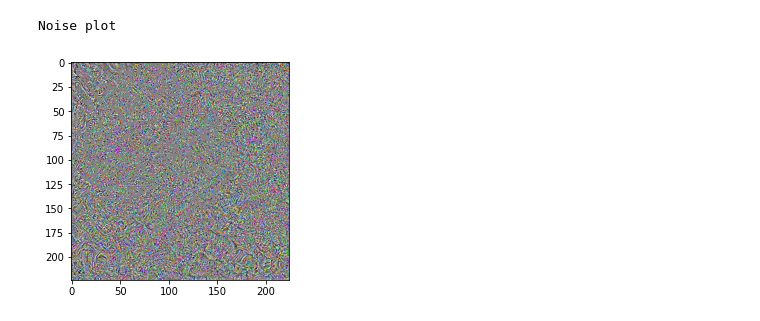
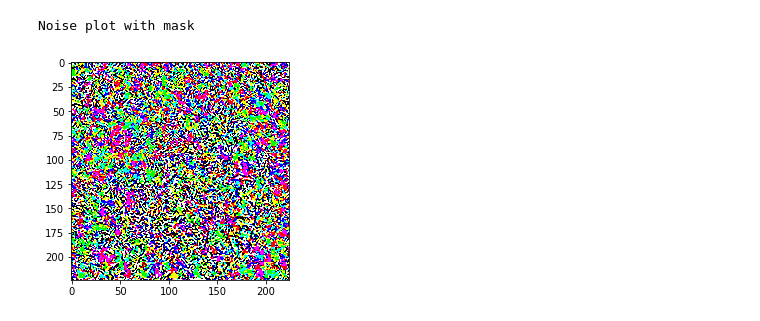
Before and after one commit to jeffreyfeng99/saliency_fgsm, a Jupyter notebook: notebooks/FGSM.ipynb, the cells around one changed output. Saved outputs shown, nothing was run; the diff lists cells and outputs as text; code cells hidden in the pictures.

```diff
--- a/notebooks/FGSM.ipynb
+++ b/notebooks/FGSM.ipynb
@@ -53,12 +77,11 @@ net = vgg16
 import torchvision
 import torchvision.transforms as transforms
 
-
-data_path = '/home/k2vats/visual-attribution/caltech'  #change this according to your system
+data_path = '/home/jfeng/Documents/new_env_fgsm/spatially_targeted_fgsm/caltech'  #change this according to your system
 
 def load_dataset():
     data_transform = transforms.Compose([
-        transforms.Scale(256),
+        transforms.Scale(256), #
         transforms.CenterCrop(224),
         transforms.ToTensor(),
         transforms.Normalize(mean=(0.485, 0.456, 0.406),
@@ -108,10 +133,10 @@ cougar
 # %%
 eps = [.6]
-steps = 50
+steps = 1
 norm = float('inf')
 step_alpha = .01
 loss = nn.CrossEntropyLoss()
-def non_targeted_attack(img, ep,mask):
+def non_targeted_attack(img, ep, mask):
     img = img.cuda()
     label = torch.zeros(1, 1).cuda()
     mask = torch.from_numpy(mask).float().cuda()
@@ -119,6 +144,7 @@ def non_targeted_attack(img, ep,mask):
     for step in range(steps):
         zero_gradients(x)
         out = net(x)
+#         out = out.view(1,1001) #inception_v1
         y.data = out.data.max(1)[1]
         _loss = loss(out, y)
         _loss.backward()
@@ -128,9 +154,29 @@ def non_targeted_attack(img, ep,mask):
         adv = adv*mask     #multiplies the FGSM noise with the image mask
         adv = torch.clamp(adv, -ep, ep)
         result = img + adv
-        #result = torch.clamp(result, 0.0, 1.0)   #hack for VGG, may need to uncomment this for inception
+#         result = torch.clamp(result, 0.0, 1.0)   #hack for VGG, may need to uncomment this for inception
         x.data = result
     return result.cpu(), adv.cpu()
+
+def non_targeted_attack_nomask(img, ep):
+    img = img.cuda()
+    label = torch.zeros(1, 1).cuda()
+    x, y = Variable(img, requires_grad=True), Variable(label)
+    for step in range(steps):
+        zero_gradients(x)
+        out = net(x)
+#         out = out.view(1,1001) #inception_v1
+        y.data = out.data.max(1)[1]
+        _loss = loss(out, y)
+        _loss.backward()
+        normed_grad = step_alpha * torch.sign(x.grad.data)
+        step_adv = x.data + normed_grad
+        adv = step_adv - img
+        adv = torch.clamp(adv, -ep, ep)
+        result = img + adv
+#         result = torch.clamp(result, 0.0, 1.0)   #hack for VGG, may need to uncomment this for inception
+        x.data = result
+    return result.cpu(), adv.cpu()
 # %%
 import torch
 import torchvision.transforms
@@ -232,10 +310,12 @@ Correctly Classified Adveserial examples
 # %%
-print("Number of Adveserial examples:")
+print("Number of Adveserial examples with mask:")
 print(len(adv_examples))
+print(indexes_adv_examples)
+print(indexes_adv_examples_nomask)
 def plot(img):
     img = (img - img.min()) / (img.max() - img.min())
     plt.imshow(np.transpose(img, (1, 2, 0)))
 #Check a particular adveserial example
-k = 7
-plot(adv_examples[k].view(3,224,224).numpy())
+k = 0
+plot(adv_examples[k].view(3,img_size,img_size).numpy())
 # %% [output]
@@ -245,6 +336,6 @@ Number of Adveserial examples:
 # %%
-print("Noise plot")
-plot(noises[k].view(3,224,224).numpy())
+print("Noise plot with mask")
+plot(noises[k].view(3,img_size,img_size).numpy())
 # %% [output]
-Noise plot
+Noise plot with mask
-[figure, old version]
+[figure, new version]
```
Also changed, not shown: parts of 15 cells of this notebook, 15 other files.
